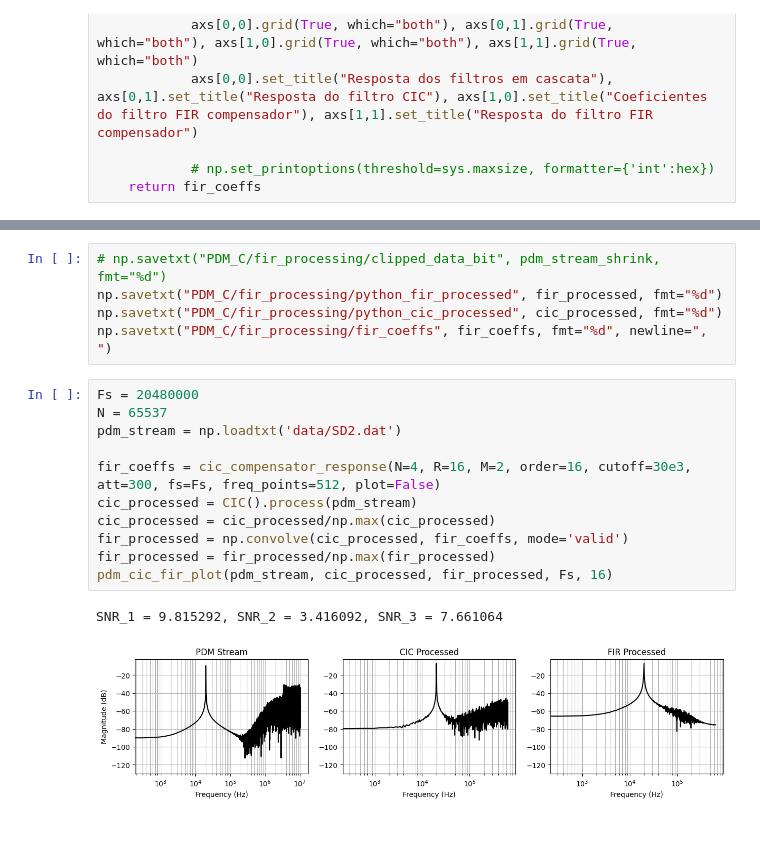
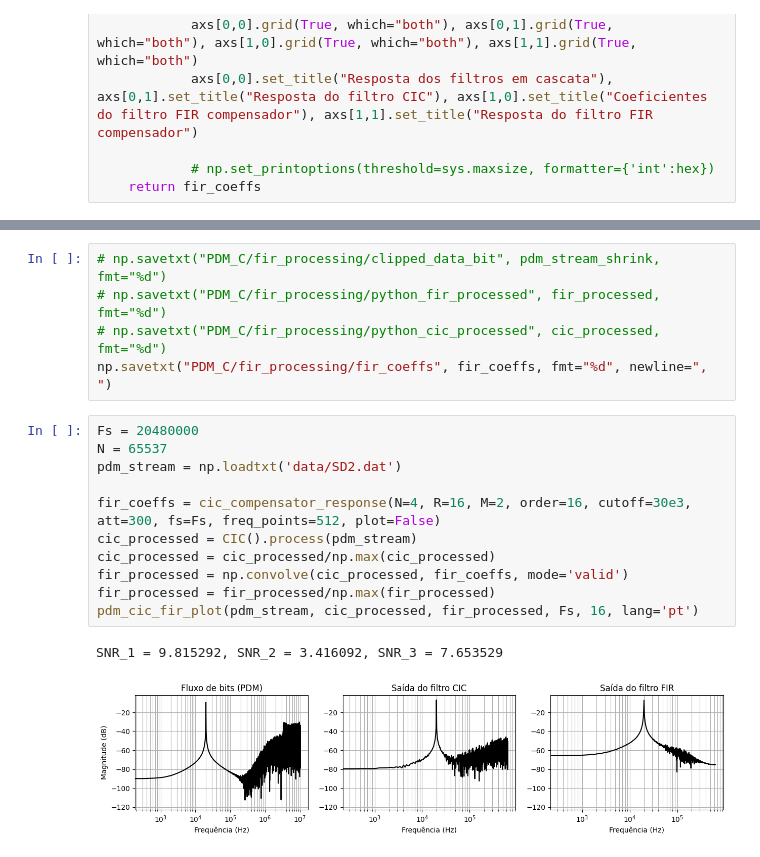
Before and after one commit to Lwao/mems2sd_esp32, a Jupyter notebook: python/PDMSignalProcessing/Filtering.ipynb, the cells around one changed output, grey strips where cells are left out. Cells and saved outputs as stored; diff of their text form; blank space fills up the shorter version.

```diff
--- a/python/PDMSignalProcessing/Filtering.ipynb
+++ b/python/PDMSignalProcessing/Filtering.ipynb
@@ -142,19 +142,19 @@ SNR_1 = 44.008908, SNR_2 = 51.270710, SNR_3 = 65.498269
 # %%
 # np.savetxt("PDM_C/fir_processing/clipped_data_bit", pdm_stream_shrink, fmt="%d")
-np.savetxt("PDM_C/fir_processing/python_fir_processed", fir_processed, fmt="%d")
-np.savetxt("PDM_C/fir_processing/python_cic_processed", cic_processed, fmt="%d")
+# np.savetxt("PDM_C/fir_processing/python_fir_processed", fir_processed, fmt="%d")
+# np.savetxt("PDM_C/fir_processing/python_cic_processed", cic_processed, fmt="%d")
 np.savetxt("PDM_C/fir_processing/fir_coeffs", fir_coeffs, fmt="%d", newline=", ")
 # %%
 Fs = 20480000
 N = 65537
 pdm_stream = np.loadtxt('data/SD2.dat')
 
 fir_coeffs = cic_compensator_response(N=4, R=16, M=2, order=16, cutoff=30e3, att=300, fs=Fs, freq_points=512, plot=False)
 cic_processed = CIC().process(pdm_stream)
 cic_processed = cic_processed/np.max(cic_processed)
 fir_processed = np.convolve(cic_processed, fir_coeffs, mode='valid')
 fir_processed = fir_processed/np.max(fir_processed)
-pdm_cic_fir_plot(pdm_stream, cic_processed, fir_processed, Fs, 16)
+pdm_cic_fir_plot(pdm_stream, cic_processed, fir_processed, Fs, 16, lang='pt')
 # %% [output]
-SNR_1 = 9.815292, SNR_2 = 3.416092, SNR_3 = 7.661064
+SNR_1 = 9.815292, SNR_2 = 3.416092, SNR_3 = 7.653529
-[figure, old version]
+[figure, new version]
```
Also changed, not shown: parts of 2 cells of this notebook, 26 other files.
